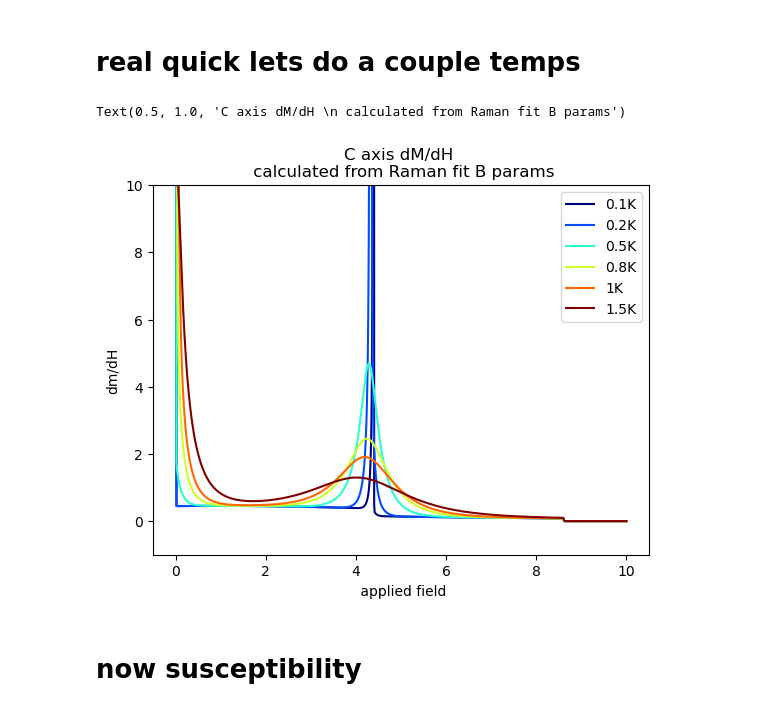
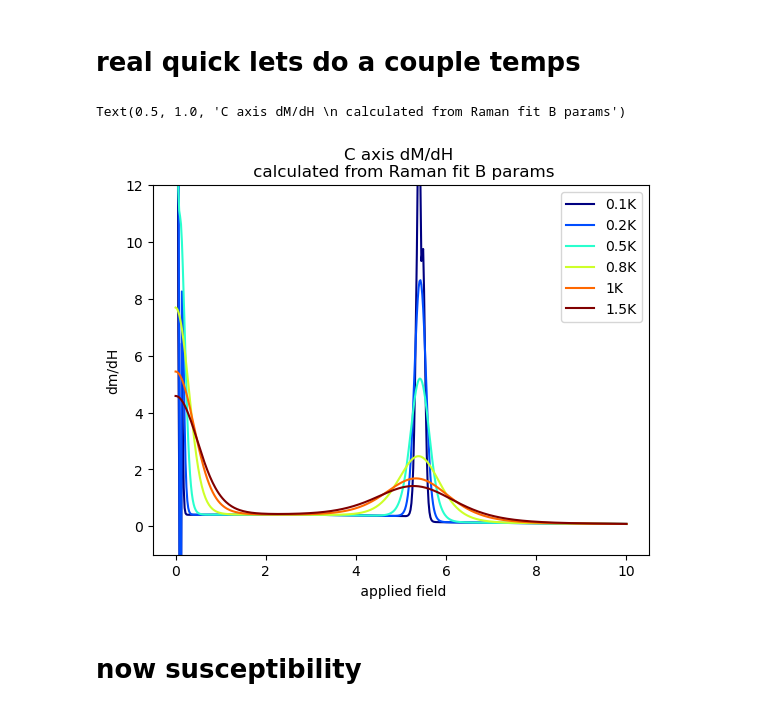
Before and after one commit to hrwhitelock/CES_magnetoOptical, a Jupyter notebook: CES_Mag_fromPCF.ipynb, the cells around one changed output. Saved outputs shown, nothing was run; the diff lists cells and outputs as text; code cells hidden in the pictures.

```diff
--- a/CES_Mag_fromPCF.ipynb
+++ b/CES_Mag_fromPCF.ipynb
@@ -42,7 +42,7 @@ q= 6
 B20 = -0.03265325 # init = -0.03559)
 B40 = -0.0003849 # fixed)
 B43 = -0.01393 # fixed)
-B60 =  3.054e-06 # fixed)
+B60 =  3.035e-6 #3.054e-06 # fixed) # this B60 param determined from field induced transition
 B63 = -8.4011e-07 # init = -4.695e-06)
 B66 =  3.3815e-05 # fixed)
 
@@ -67,7 +67,7 @@ AllenErObj = cef.CFLevels.Bdict(ion,AllenBparams)
 # %%
 #first do me
 
-field = [[0,0,b] for b in np.linspace(0,10,100000)]
+field = [[0,0,b] for b in np.linspace(0,15,10000000)]
 magMe_C = np.array([MyErObj.magnetization(ion, temperature, f) for f in field]).T
 
 magAllen_C = np.array([AllenErObj.magnetization(ion, temperature, f) for f in field]).T
@@ -147,6 +144,8 @@ Text(0, 0.5, 'magnetization')
 # %% [markdown]
 # now lets llook at AB plane :(
 # %%
+ffine = np.linspace(0,15, 10000)
+f = np.linspace(0,10, 100)
 field = [[b,0,0] for b in ffine]
 magMe = np.array([MyErObj.magnetization(ion, temperature, f) for f in field]).T
 field = np.array(field).T
@@ -156,3 +155,4 @@ field = np.array(field).T
 field = [[b,0,0] for b in ffine]
 magAllen = np.array([AllenErObj.magnetization(ion, temperature, f) for f in field]).T
 field = np.array(field).T
+f
@@ -306,8 +327,8 @@ tempErObj = cef.CFLevels.Bdict(ion,tempBparams)
 
 
 
-f = np.linspace(0,10,1000)
-ffine = np.linspace(0,10,100000)
+f = np.linspace(0,10,500)
+ffine = np.linspace(0,10,200000)
 temps = [0.05, 0.1, .2, .5, .8,1,1.5]
 n = len(temps)
 colors = plt.cm.jet(np.linspace(0,1,n))
@@ -358,16 +382,16 @@ for mag in m:
 # %%
 for i in range(len(temps)):
     plt.plot(f, dmdH[i], label = str(temps[i])+'K', color = colors[i])
 
 plt.legend()
 plt.xlabel(' applied field')
 plt.ylabel('dm/dH')
 # plt.xlim(0,7)
-plt.ylim(-1,10)
+plt.ylim(-1,12)
 plt.title('C axis dM/dH \n calculated from Raman fit B params')
 # %% [output]
 Text(0.5, 1.0, 'C axis dM/dH \n calculated from Raman fit B params')
-[figure, old version]
+[figure, new version]
 # %% [markdown]
 # now susceptibility
 # %%
```
Also changed, not shown: parts of 5 cells of this notebook, 2 other files.
